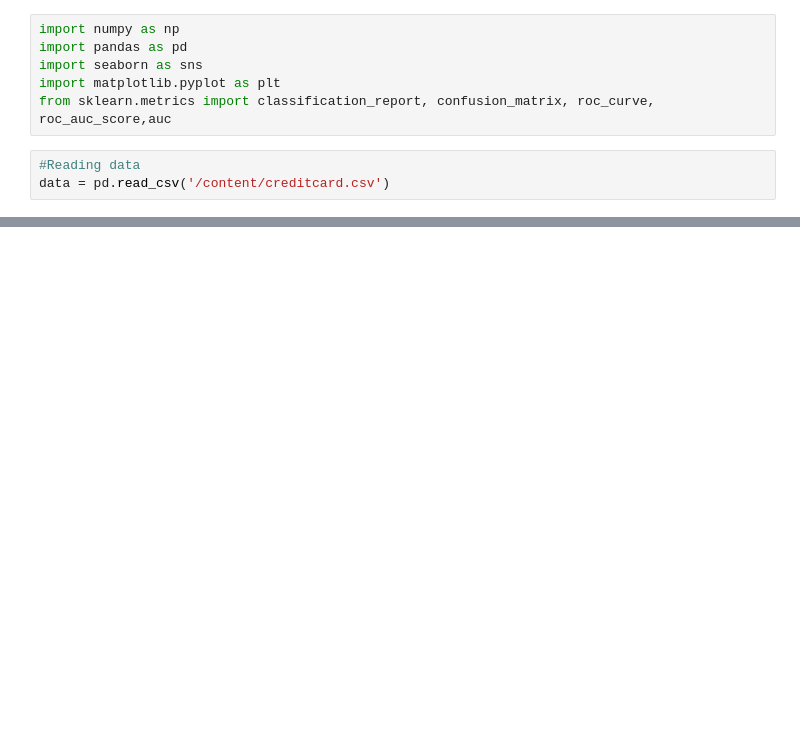
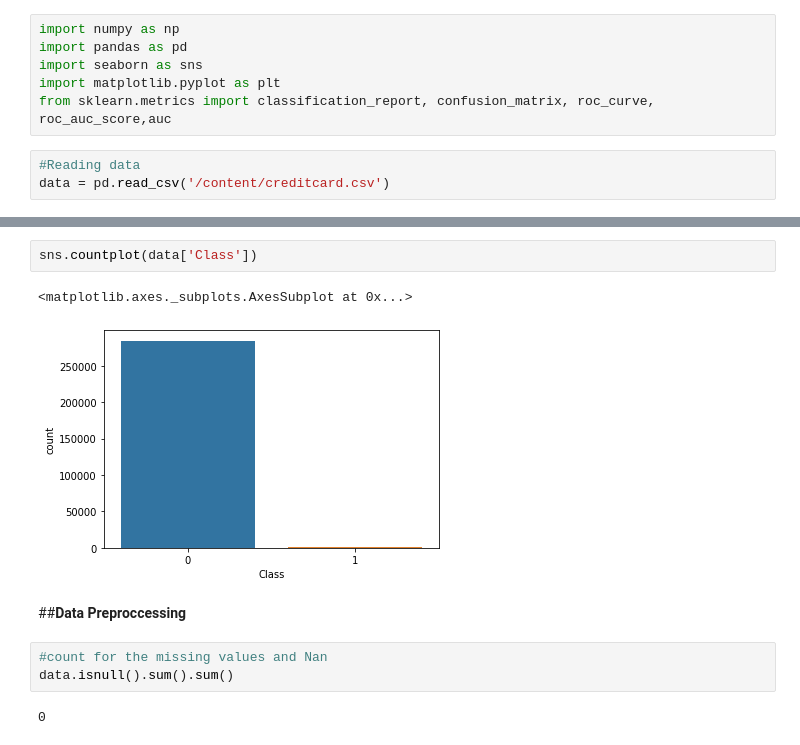
Before and after one commit to Singhsansar/Credit-card-fraud-detection, a Jupyter notebook: creditcardFraud_detection.ipynb, the cells around one changed output, grey strips where cells are left out. Drawn from its saved outputs; the diff is of its cells as text; blank space fills up the shorter version.

```diff
--- a/creditcardFraud_detection.ipynb
+++ b/creditcardFraud_detection.ipynb
@@ -24,2 +107,14 @@ data.columns
+# %%
+sns.countplot(data['Class'])
+# %% [output]
+<matplotlib.axes._subplots.AxesSubplot at 0x...>
+[figure, added]
+# %% [markdown]
+##**Data Preproccessing**
+# %%
+#count for the missing values and Nan
+data.isnull().sum().sum()
+# %% [output]
+0
 # %%
 #The isna() method returns a DataFrame object where all the values are replaced with a Boolean value True for NA (not-a -number) values, and otherwise False.
```
Also changed, not shown: parts of 31 cells of this notebook.
